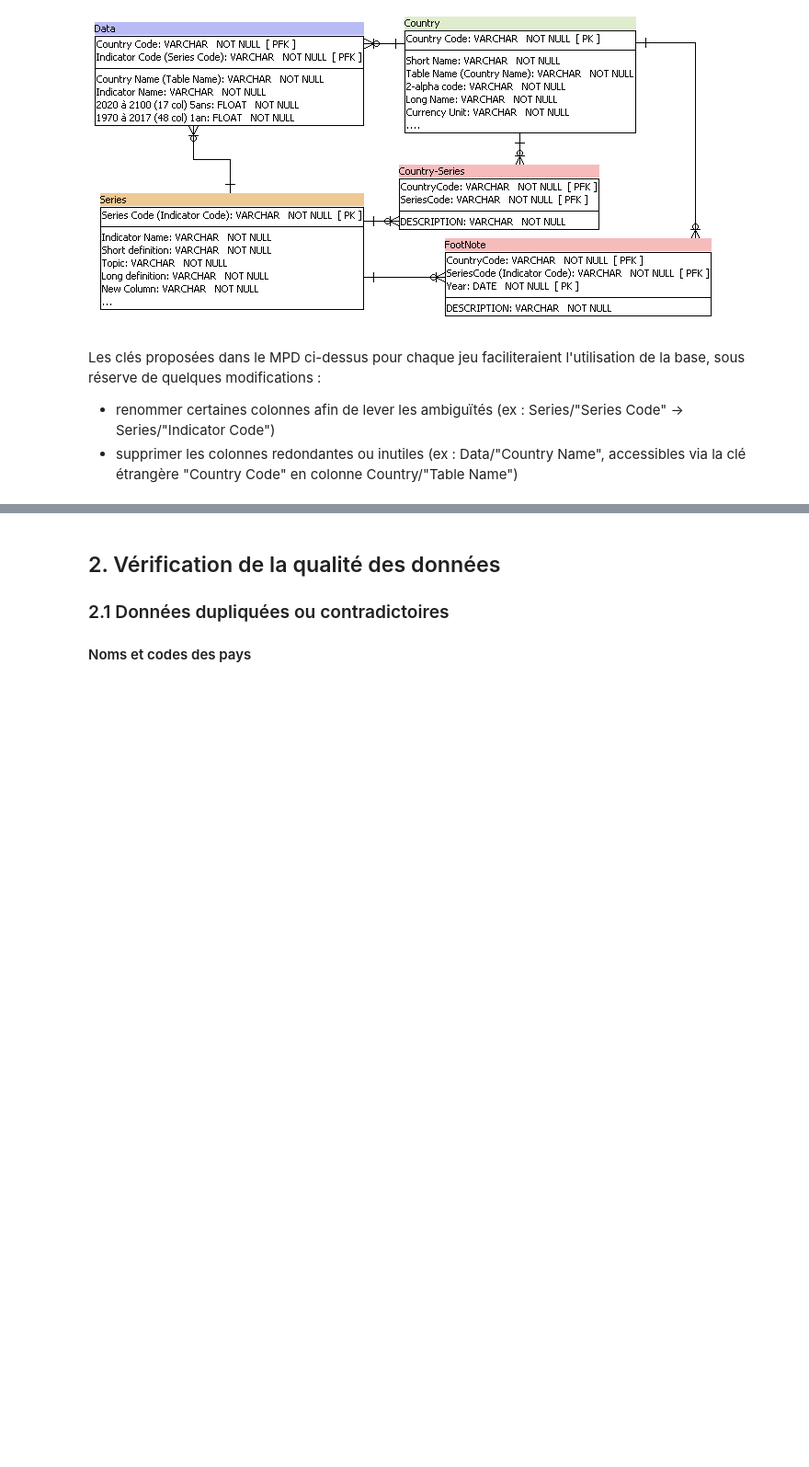
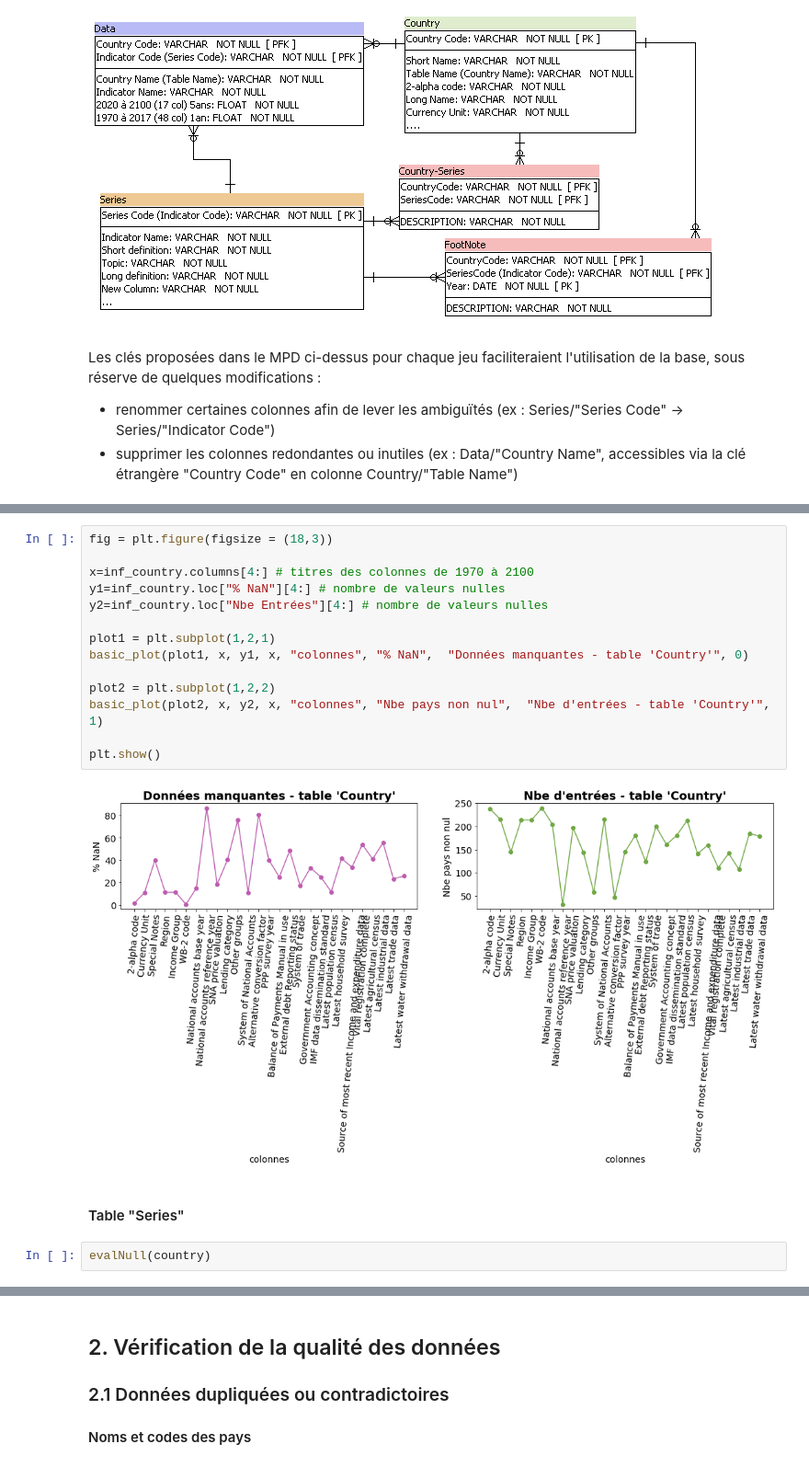
Before and after one commit to SmellyArmure/OC_DS_Project2, a Jupyter notebook: NOTEBOOK/P2-DataSystEd.ipynb, the cells around one changed output, grey strips where cells are left out. Shown at 92% size. Cells and saved outputs as stored; diff of their text form; blank space fills up the shorter version.

```diff
--- a/NOTEBOOK/P2-DataSystEd.ipynb
+++ b/NOTEBOOK/P2-DataSystEd.ipynb
@@ -190,0 +338,20 @@ ________________________________________________________________________________
+# %%
+fig = plt.figure(figsize = (18,3))
+
+x=inf_country.columns[4:] # titres des colonnes de 1970 à 2100
+y1=inf_country.loc["% NaN"][4:] # nombre de valeurs nulles
+y2=inf_country.loc["Nbe Entrées"][4:] # nombre de valeurs nulles
+
+plot1 = plt.subplot(1,2,1)
+basic_plot(plot1, x, y1, x, "colonnes", "% NaN",  "Données manquantes - table 'Country'", 0)
+
+plot2 = plt.subplot(1,2,2)
+basic_plot(plot2, x, y2, x, "colonnes", "Nbe pays non nul",  "Nbe d'entrées - table 'Country'", 1)
+
+plt.show()
+# %% [output]
+[figure, added]
+# %% [markdown]
+#### Table "Series"
+# %%
+evalNull(country)
```
Also changed, not shown: parts of 36 cells of this notebook.
